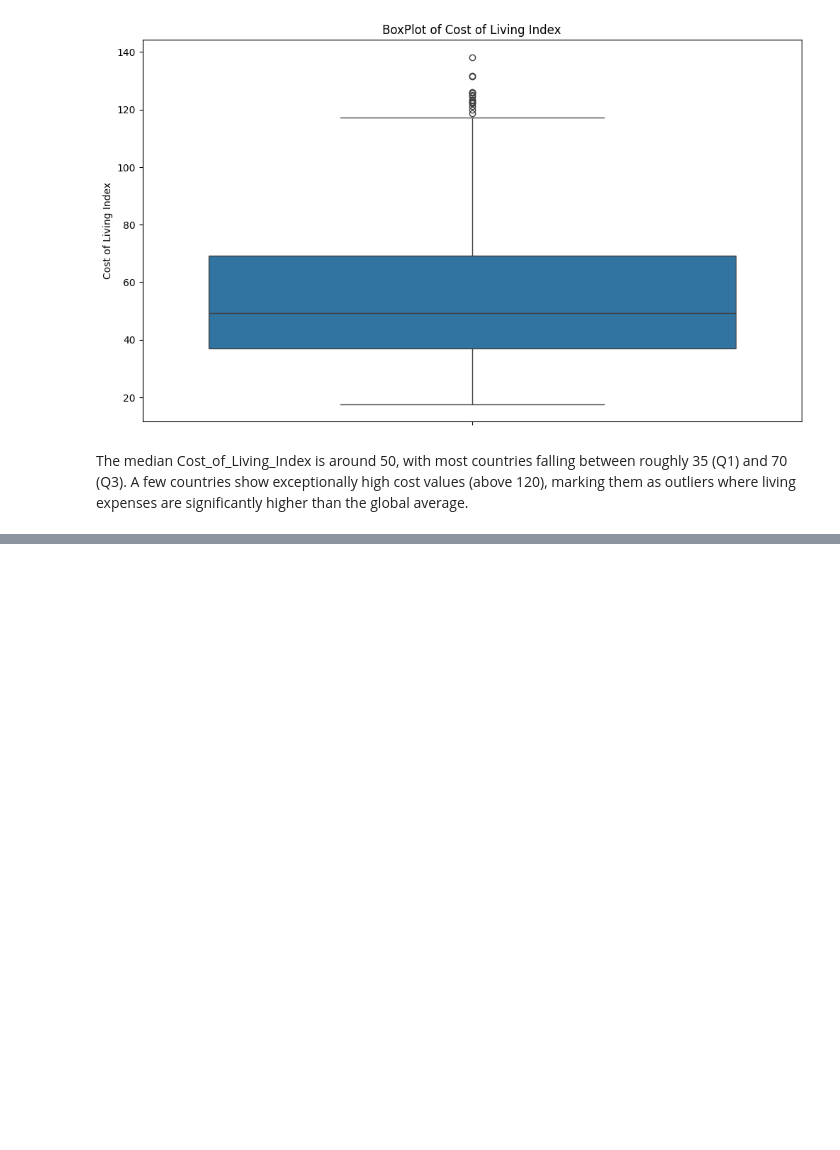
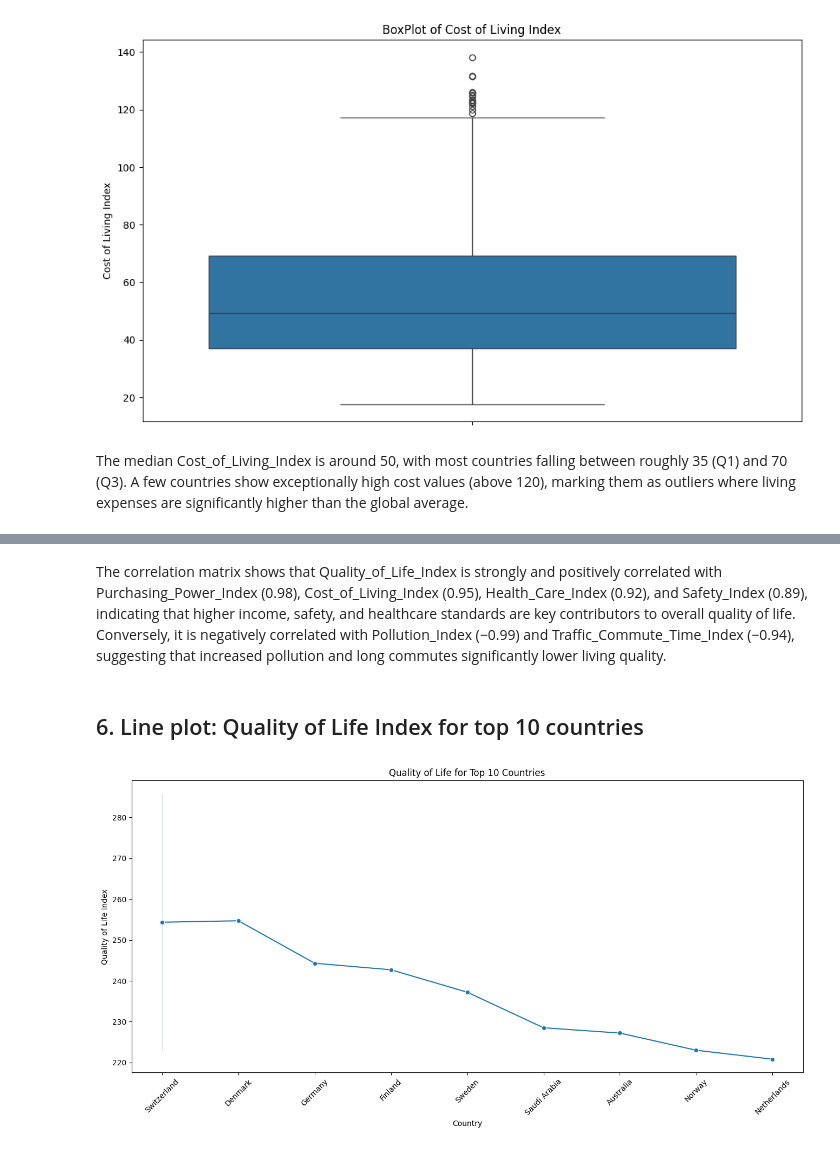
Before and after one commit to akankshakusf/ML_Quality-of-Life-Indices-by-Country, a Jupyter notebook: ml_quality_of_life_indices_by_country.ipynb, the cells around one changed output, grey strips where cells are left out. Drawn from its saved outputs; the diff is of its cells as text; code cells hidden in the pictures; blank space fills up the shorter version.

```diff
--- a/ml_quality_of_life_indices_by_country.ipynb
+++ b/ml_quality_of_life_indices_by_country.ipynb
@@ -171,0 +214,14 @@ The median Cost_of_Living_Index is around 50, with most countries falling betwee
+# %% [markdown]
+The correlation matrix shows that Quality_of_Life_Index is strongly and positively correlated with Purchasing_Power_Index (0.98), Cost_of_Living_Index (0.95), Health_Care_Index (0.92), and Safety_Index (0.89), indicating that higher income, safety, and healthcare standards are key contributors to overall quality of life. Conversely, it is negatively correlated with Pollution_Index (−0.99) and Traffic_Commute_Time_Index (−0.94), suggesting that increased pollution and long commutes significantly lower living quality.
+# %% [markdown]
+## 6. Line plot: Quality of Life Index for top 10 countries
+# %%
+plt.figure(figsize=(16,7))
+sns.lineplot(x=top_10['Country'], y=top_10['Quality of Life Index'], marker='o')
+plt.xlabel('Country')
+plt.ylabel('Quality of Life Index')
+plt.title('Quality of Life for Top 10 Countries')
+plt.xticks(rotation=45)
+plt.show()
+# %% [output]
+[figure, added]
```
Also changed, not shown: parts of 26 cells of this notebook.
